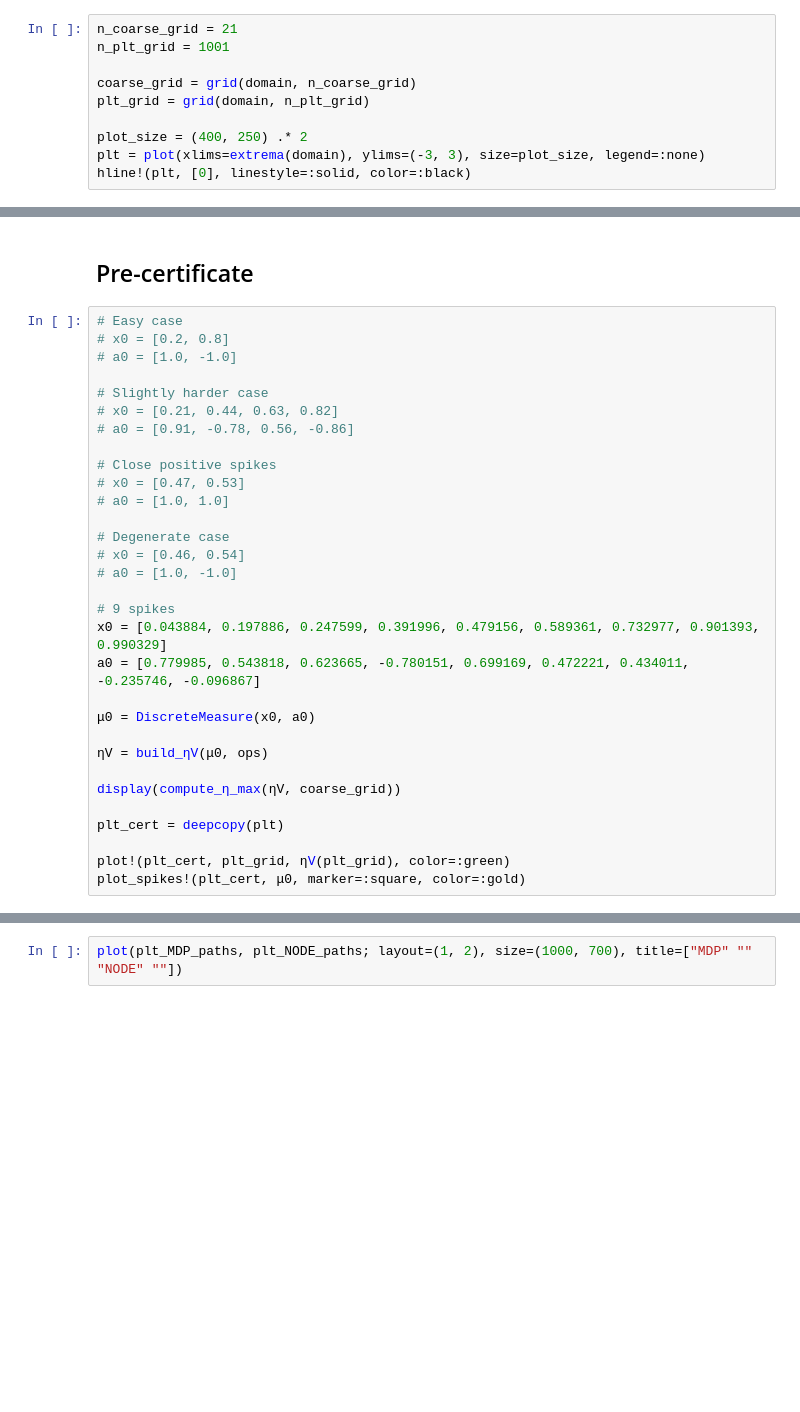
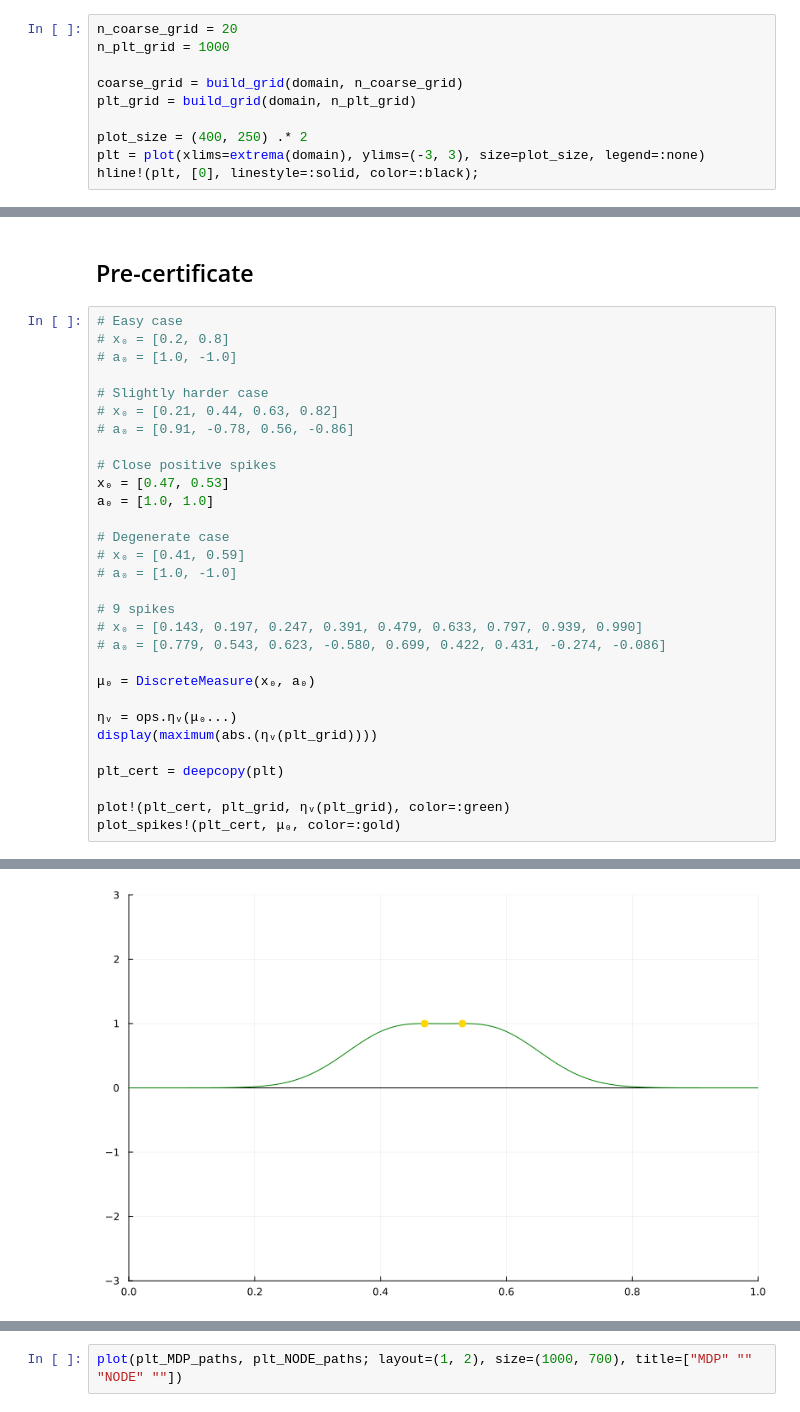
Before and after one commit to Lads-oxygen/SparseSpikes, a Jupyter notebook: notebooks/homotopy/node_1d.ipynb, the cells around one changed output, grey strips where cells are left out. Cells and saved outputs as stored; diff of their text form; blank space fills up the shorter version.

```diff
--- a/notebooks/homotopy/node_1d.ipynb
+++ b/notebooks/homotopy/node_1d.ipynb
@@ -10,11 +19,11 @@ domain  = [0, 1]
 # %%
-n_coarse_grid = 21
-n_plt_grid = 1001
+n_coarse_grid = 20
+n_plt_grid = 1000
 
-coarse_grid = grid(domain, n_coarse_grid)
-plt_grid = grid(domain, n_plt_grid)
+coarse_grid = build_grid(domain, n_coarse_grid)
+plt_grid = build_grid(domain, n_plt_grid)
 
 plot_size = (400, 250) .* 2
 plt = plot(xlims=extrema(domain), ylims=(-3, 3), size=plot_size, legend=:none)
-hline!(plt, [0], linestyle=:solid, color=:black)
+hline!(plt, [0], linestyle=:solid, color=:black);
 # %%
@@ -23,32 +32,32 @@ ops = gaussian_operators_1D(0.06, coarse_grid)
 ## Pre-certificate
 # %%
 # Easy case
-# x0 = [0.2, 0.8]
-# a0 = [1.0, -1.0]
+# x₀ = [0.2, 0.8]
+# a₀ = [1.0, -1.0]
 
 # Slightly harder case
-# x0 = [0.21, 0.44, 0.63, 0.82]
-# a0 = [0.91, -0.78, 0.56, -0.86]
+# x₀ = [0.21, 0.44, 0.63, 0.82]
+# a₀ = [0.91, -0.78, 0.56, -0.86]
 
 # Close positive spikes
-# x0 = [0.47, 0.53]
-# a0 = [1.0, 1.0]
+x₀ = [0.47, 0.53]
+a₀ = [1.0, 1.0]
 
 # Degenerate case
-# x0 = [0.46, 0.54]
-# a0 = [1.0, -1.0]
+# x₀ = [0.41, 0.59]
+# a₀ = [1.0, -1.0]
 
 # 9 spikes
-x0 = [0.043884, 0.197886, 0.247599, 0.391996, 0.479156, 0.589361, 0.732977, 0.901393, 0.990329]
-a0 = [0.779985, 0.543818, 0.623665, -0.780151, 0.699169, 0.472221, 0.434011, -0.235746, -0.096867]
+# x₀ = [0.143, 0.197, 0.247, 0.391, 0.479, 0.633, 0.797, 0.939, 0.990]
+# a₀ = [0.779, 0.543, 0.623, -0.580, 0.699, 0.422, 0.431, -0.274, -0.086]
 
-μ0 = DiscreteMeasure(x0, a0)
+μ₀ = DiscreteMeasure(x₀, a₀)
 
-ηV = build_ηV(μ0, ops)
-
-display(compute_η_max(ηV, coarse_grid))
+ηᵥ = ops.ηᵥ(μ₀...)
+display(maximum(abs.(ηᵥ(plt_grid))))
 
 plt_cert = deepcopy(plt)
 
-plot!(plt_cert, plt_grid, ηV(plt_grid), color=:green)
-plot_spikes!(plt_cert, μ0, marker=:square, color=:gold)
+plot!(plt_cert, plt_grid, ηᵥ(plt_grid), color=:green)
+plot_spikes!(plt_cert, μ₀, color=:gold)
+# %% [output]
@@ -55 +65,2 @@ plot_spikes!(plt_cert, μ0, marker=:square, color=:gold)
+[figure, added]
 # %%
```
Also changed, not shown: parts of 13 cells of this notebook, 28 other files.
